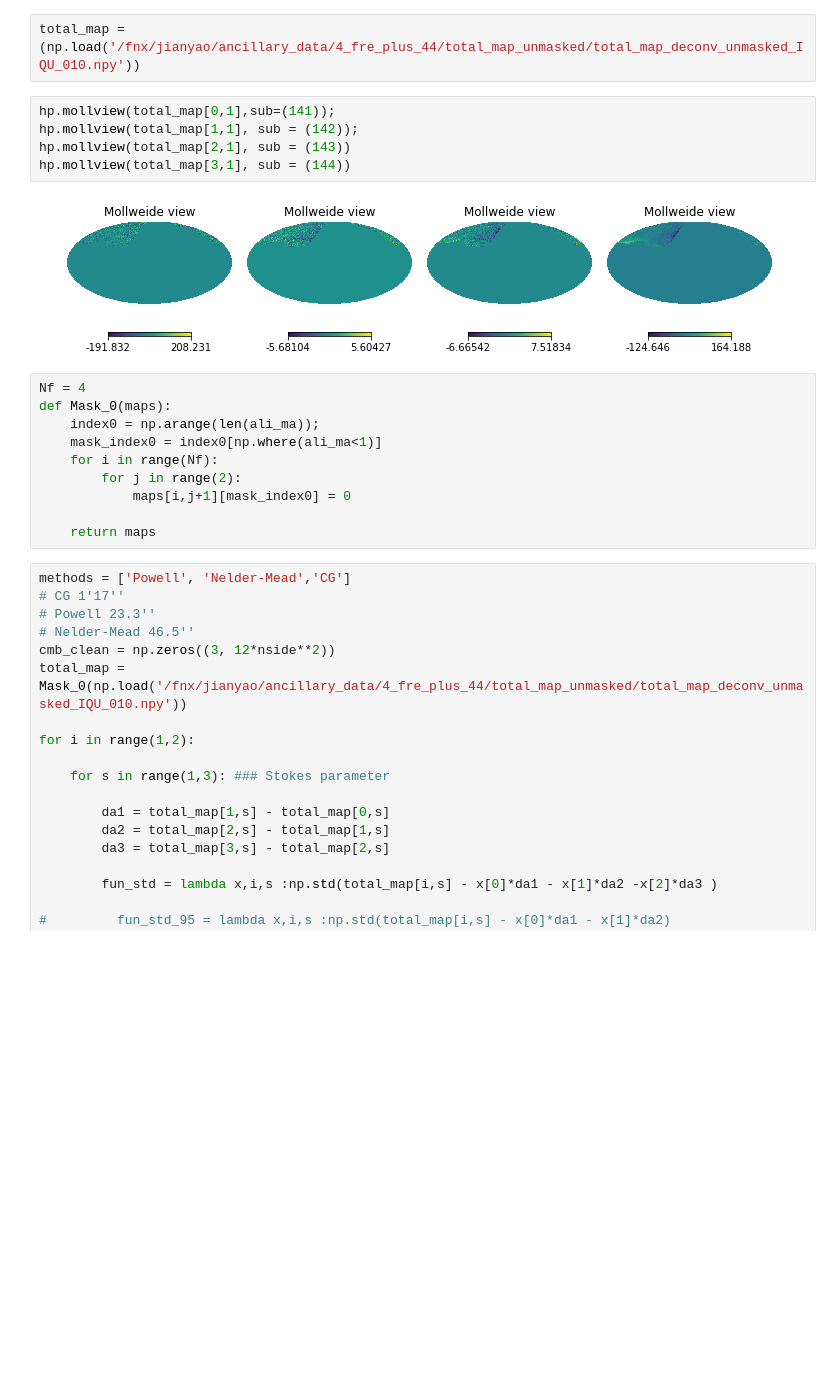
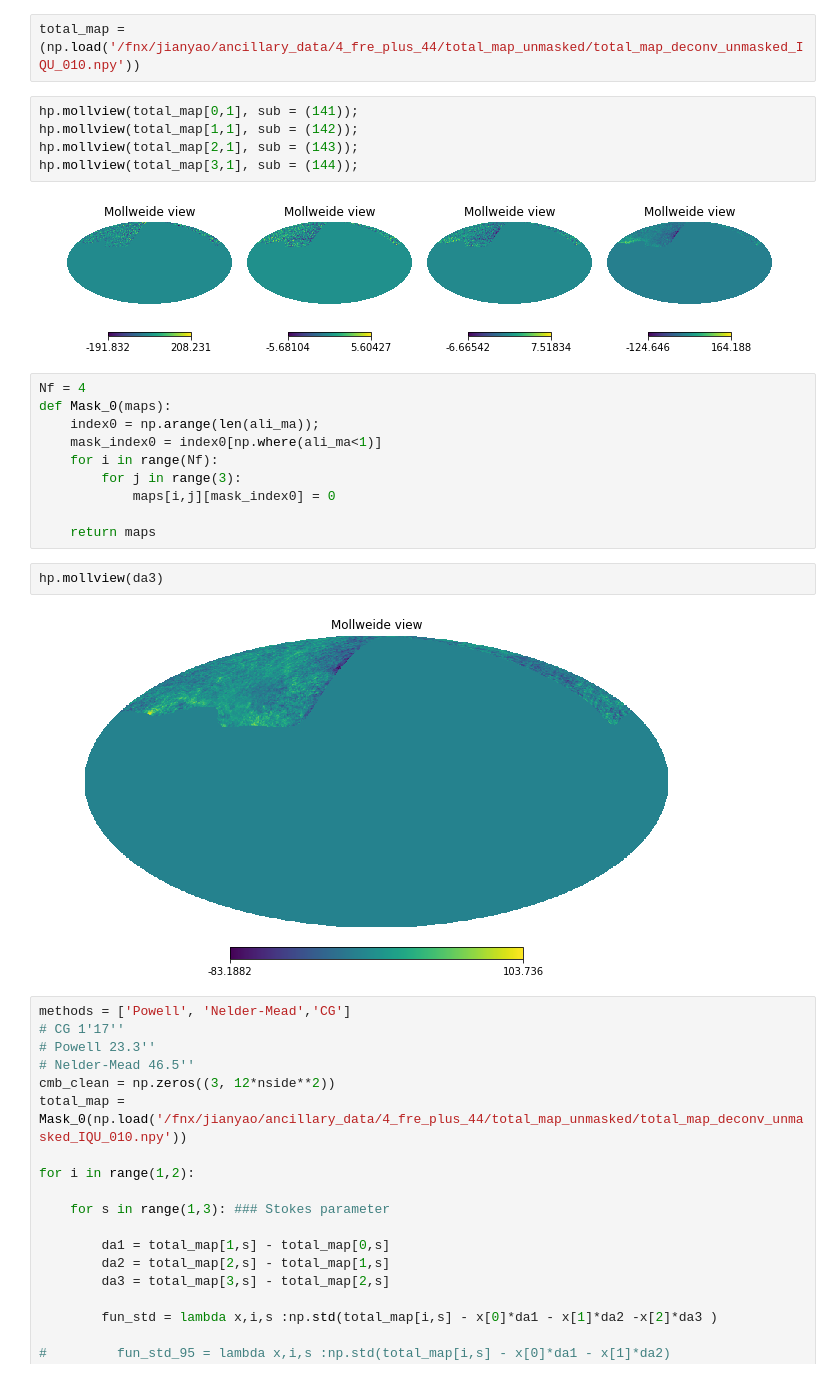
Before and after one commit to yaojian95/Ali_foreground, a Jupyter notebook: codes/SEVEM.ipynb, the cells around one changed output. Drawn from its saved outputs; the diff is of its cells as text; blank space fills up the shorter version.

```diff
--- a/codes/SEVEM.ipynb
+++ b/codes/SEVEM.ipynb
@@ -78,10 +78,10 @@ cl_clean_95 = np.load('/fnx/jianyao/cmb_0.05_realizations/cl_clean_95GHz_mean_st
 # %%
 total_map = (np.load('/fnx/jianyao/ancillary_data/4_fre_plus_44/total_map_unmasked/total_map_deconv_unmasked_IQU_010.npy'))
 # %%
-hp.mollview(total_map[0,1],sub=(141));
+hp.mollview(total_map[0,1], sub = (141));
 hp.mollview(total_map[1,1], sub = (142));
-hp.mollview(total_map[2,1], sub = (143))
-hp.mollview(total_map[3,1], sub = (144))
+hp.mollview(total_map[2,1], sub = (143));
+hp.mollview(total_map[3,1], sub = (144));
 # %% [output]
 [figure]
 # %%
@@ -90,10 +90,14 @@ def Mask_0(maps):
     index0 = np.arange(len(ali_ma));
     mask_index0 = index0[np.where(ali_ma<1)]
     for i in range(Nf):
-        for j in range(2):
-            maps[i,j+1][mask_index0] = 0
+        for j in range(3):
+            maps[i,j][mask_index0] = 0
 
     return maps
+# %%
+hp.mollview(da3)
+# %% [output]
+[figure, added]
 # %%
 methods = ['Powell', 'Nelder-Mead','CG']
 # CG 1'17''
```
Also changed, not shown: parts of 20 cells of this notebook.
